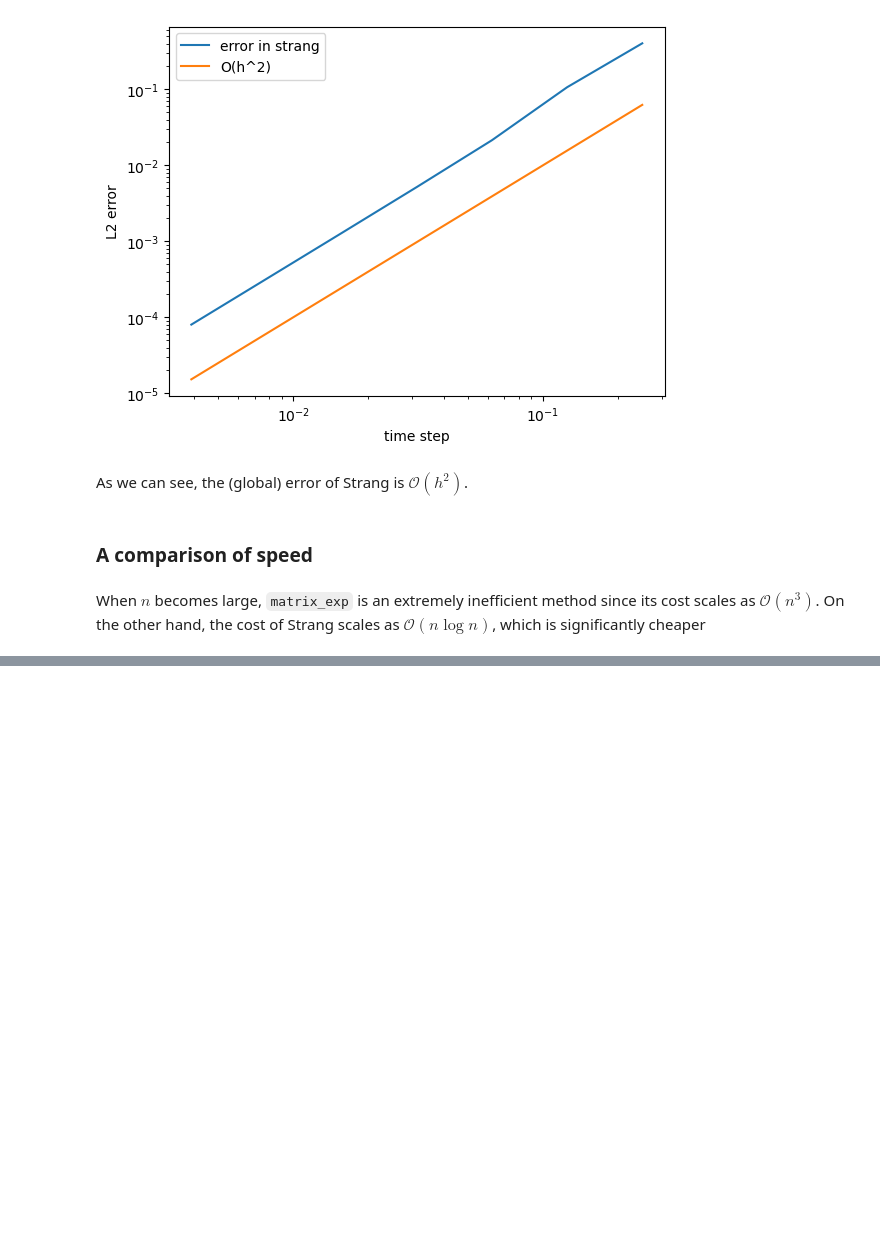
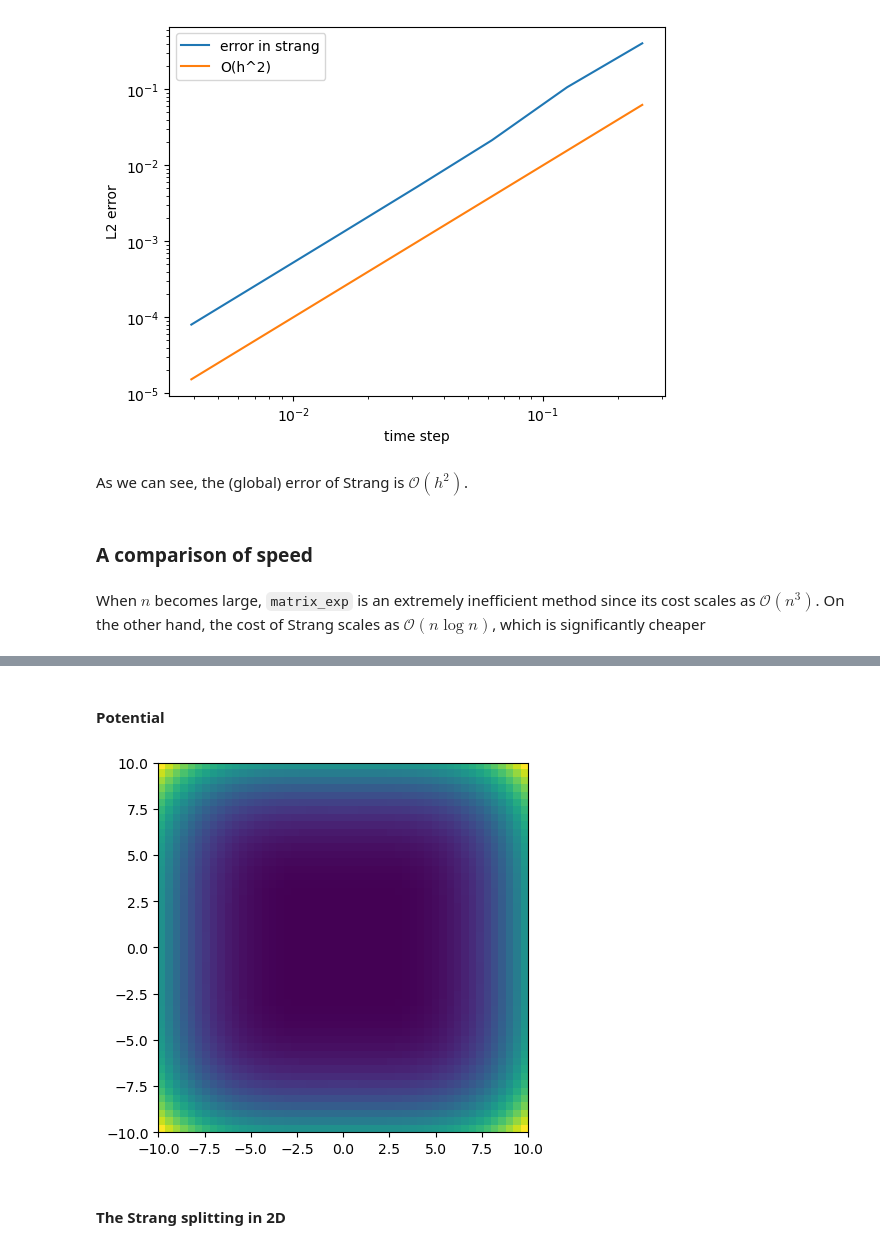
Before and after one commit to brownadder/expsolve, a Jupyter notebook: examples/tutorials/01_tensorgrid/07_split_step_method_for_schrodinger.ipynb, the cells around one changed output, grey strips where cells are left out. Cells and saved outputs as stored; diff of their text form; code cells hidden in the pictures; blank space fills up the shorter version.

Commit message:
07 split step tutorial fixed

```diff
--- a/examples/tutorials/01_tensorgrid/07_split_step_method_for_schrodinger.ipynb
+++ b/examples/tutorials/01_tensorgrid/07_split_step_method_for_schrodinger.ipynb
@@ -222,0 +239,10 @@ The L2 error in Strang splitting is tensor([1.6571e-05], dtype=torch.float64)
+# %% [markdown]
+#### Potential
+# %%
+V = x**4 + y**4 - 5*x**2 - 5*y**2
+ex.imshow(plt, xr, V)
+plt.show()
+# %% [output]
+[figure, added]
+# %% [markdown]
+#### The Strang splitting in 2D
```
Also changed, not shown: parts of 28 cells of this notebook.
